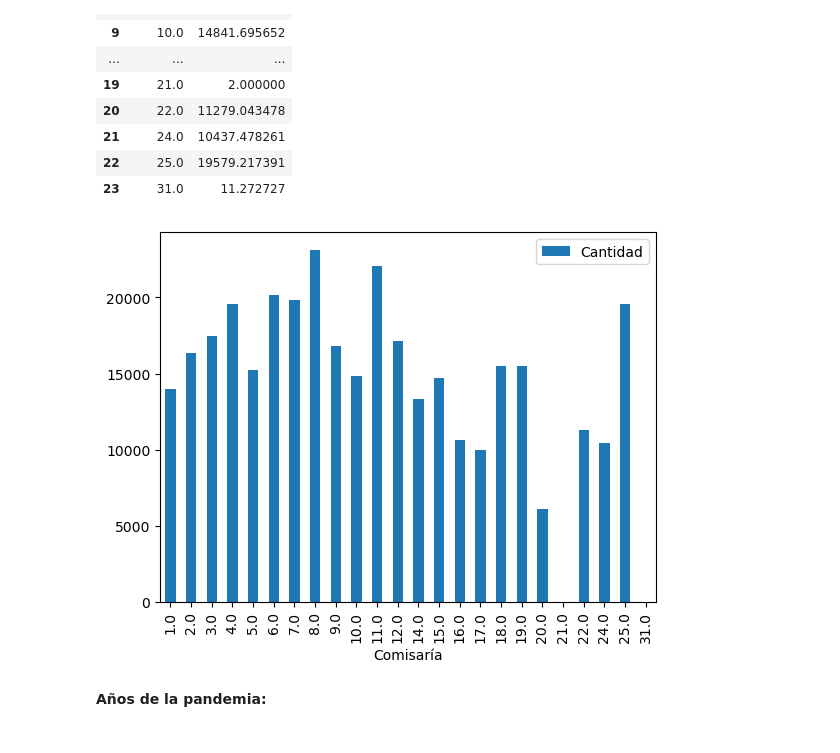
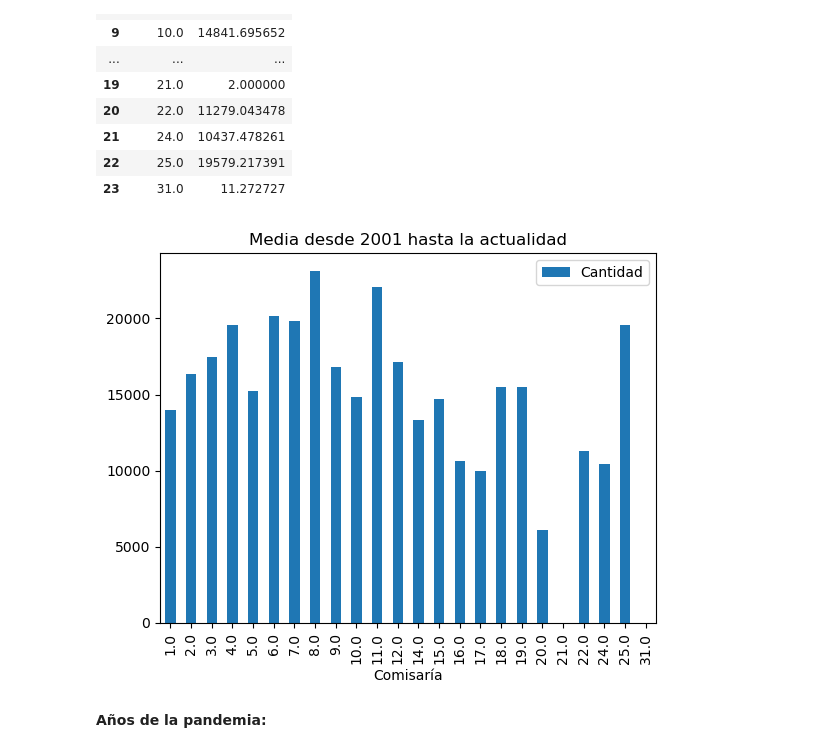
Before and after one commit to JorgeSierra22/Cloud-BigData, a Jupyter notebook: results/results.ipynb, the cells around one changed output. Drawn from its saved outputs; the diff is of its cells as text; code cells hidden in the pictures.

```diff
--- a/results/results.ipynb
+++ b/results/results.ipynb
@@ -186,7 +186,7 @@ print(df_THEFT_2023.head(10))
 # %% [markdown]
 ----------------------------------------------------------------------------------------------------------------------------
 # %%
-df2 = pd.read_csv("year_district_crimes.csv",header=None, names=['Year',"District", 'Cantidad'])
+df2 = pd.read_csv("District/year_district_crimes.csv",header=None, names=['Year',"District", 'Cantidad'])
 # %%
 suma = df2["Cantidad"].sum()
 print(suma)
@@ -303,10 +303,11 @@ df_media1
 | 23 | 31.0 | 11.272727 |
 # %%
 df_media1.plot(x='District', y='Cantidad',kind="bar")
+plt.title('Media desde 2001 hasta la actualidad')
 plt.xlabel('Comisaría')
 plt.show()
 # %% [output]
-[figure, old version]
+[figure, new version]
 # %% [markdown]
 **Años de la pandemia:**
 # %%
```
Also changed, not shown: parts of 12 cells of this notebook.
